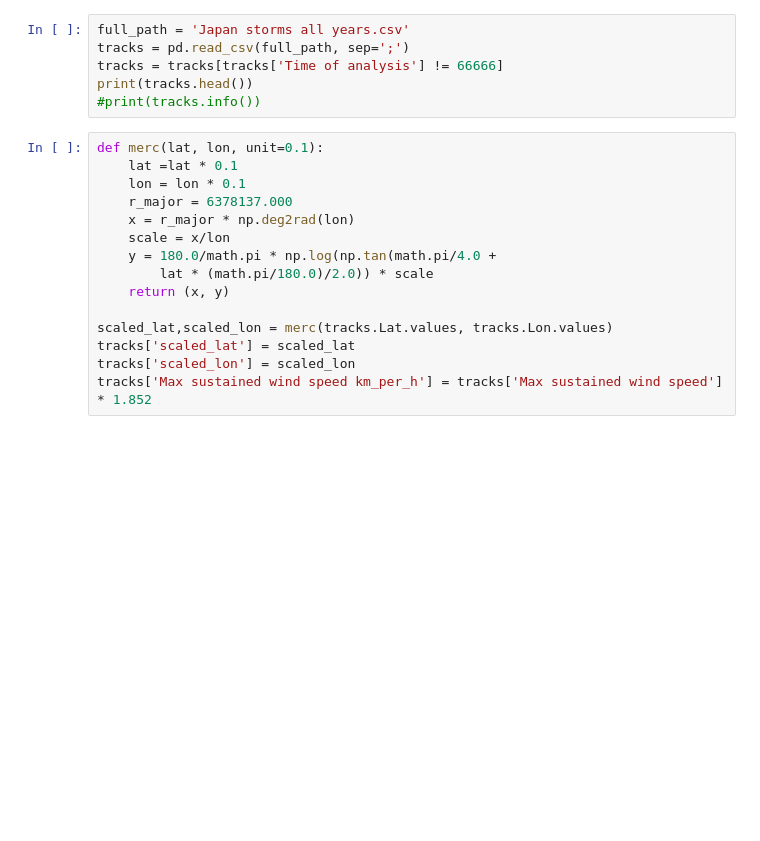
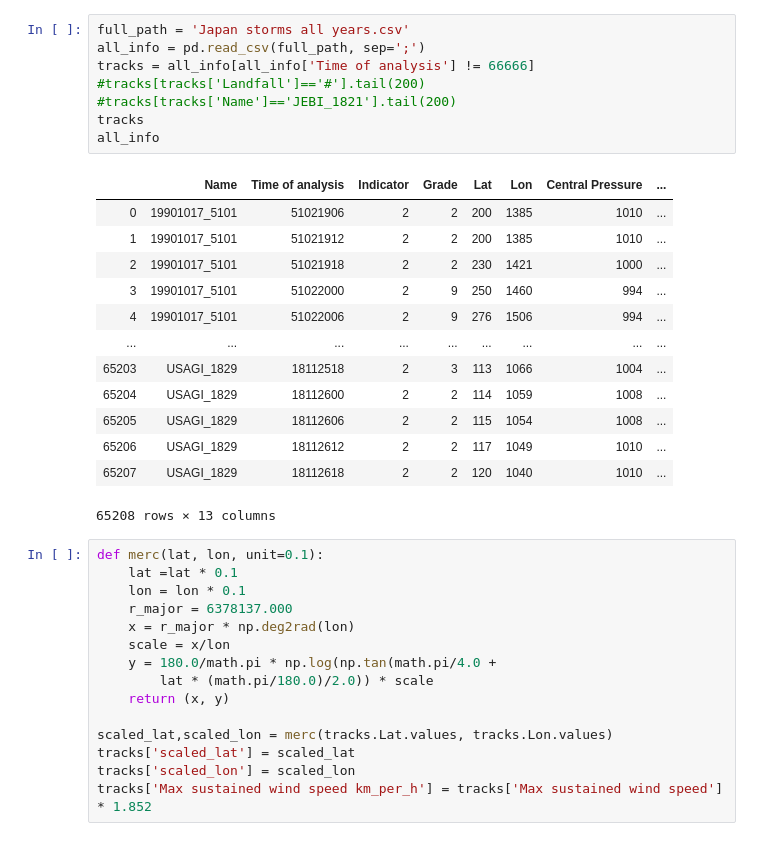
Before and after one commit to Eidhagen/Japan_Typhoon, a Jupyter notebook: japan_storm_paths.ipynb, the cells around one changed output. Cells and saved outputs as stored; diff of their text form; blank space fills up the shorter version.

```diff
--- a/japan_storm_paths.ipynb
+++ b/japan_storm_paths.ipynb
@@ -15,9 +19,25 @@ output_notebook()
 # %%
 full_path = 'Japan storms all years.csv'
-tracks = pd.read_csv(full_path, sep=';')
-tracks = tracks[tracks['Time of analysis'] != 66666]
-print(tracks.head())
-#print(tracks.info())
+all_info = pd.read_csv(full_path, sep=';')
+tracks = all_info[all_info['Time of analysis'] != 66666]
+#tracks[tracks['Landfall']=='#'].tail(200)
+#tracks[tracks['Name']=='JEBI_1821'].tail(200)
+tracks
+all_info
+# %% [output]
+|  | Name | Time of analysis | Indicator | Grade | Lat | Lon | Central Pressure | ... |
+| 0 | 19901017_5101 | 51021906 | 2 | 2 | 200 | 1385 | 1010 | ... |
+| 1 | 19901017_5101 | 51021912 | 2 | 2 | 200 | 1385 | 1010 | ... |
+| 2 | 19901017_5101 | 51021918 | 2 | 2 | 230 | 1421 | 1000 | ... |
+| 3 | 19901017_5101 | 51022000 | 2 | 9 | 250 | 1460 | 994 | ... |
+| 4 | 19901017_5101 | 51022006 | 2 | 9 | 276 | 1506 | 994 | ... |
+| ... | ... | ... | ... | ... | ... | ... | ... | ... |
+| 65203 | USAGI_1829 | 18112518 | 2 | 3 | 113 | 1066 | 1004 | ... |
+| 65204 | USAGI_1829 | 18112600 | 2 | 2 | 114 | 1059 | 1008 | ... |
+| 65205 | USAGI_1829 | 18112606 | 2 | 2 | 115 | 1054 | 1008 | ... |
+| 65206 | USAGI_1829 | 18112612 | 2 | 2 | 117 | 1049 | 1010 | ... |
+| 65207 | USAGI_1829 | 18112618 | 2 | 2 | 120 | 1040 | 1010 | ... |
+65208 rows × 13 columns
 # %%
 def merc(lat, lon, unit=0.1):
     lat =lat * 0.1
```
Also changed, not shown: parts of 5 cells of this notebook, 10 other files.
